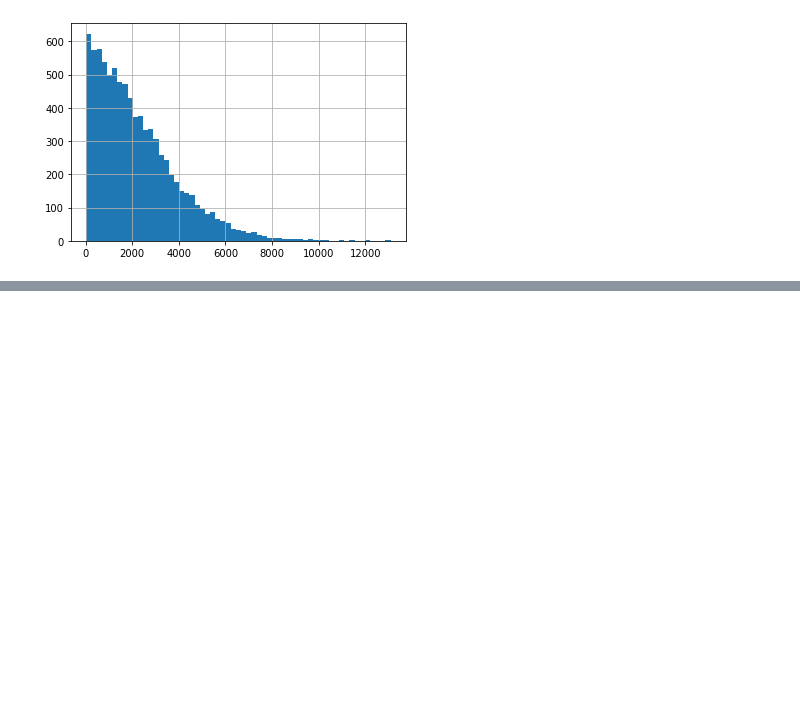
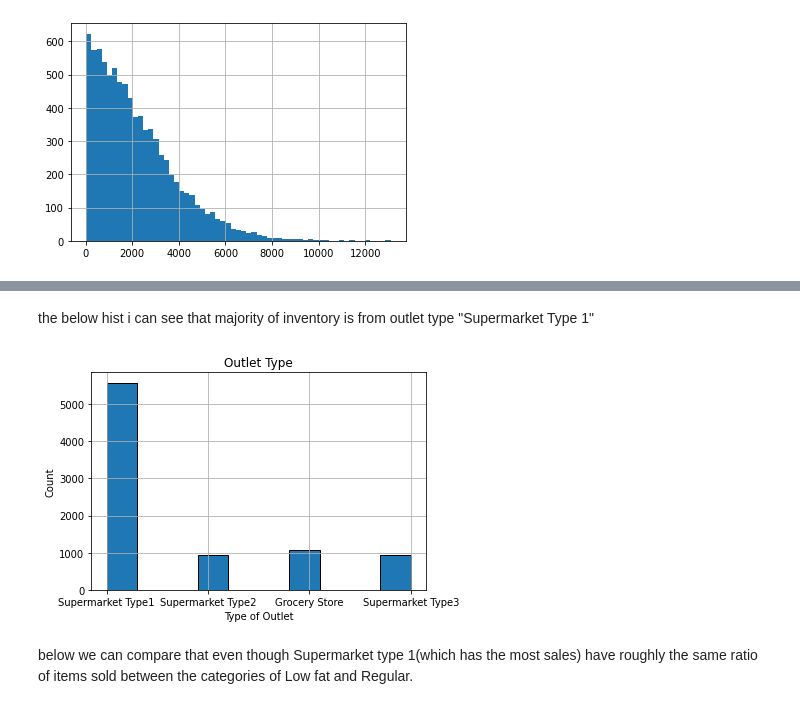
Before and after one commit to michaelengh/ProjectOne, a Jupyter notebook: 08___Project1Part3.ipynb, the cells around one changed output, grey strips where cells are left out. Cells and saved outputs as stored; diff of their text form; code cells hidden in the pictures; blank space fills up the shorter version.

```diff
--- a/08___Project1Part3.ipynb
+++ b/08___Project1Part3.ipynb
@@ -245,0 +273,11 @@ sns.heatmap(corr, cmap = 'Blues');
+# %% [markdown]
+the below hist i can see that majority of inventory is from outlet type "Supermarket Type 1"
+# %%
+df['Outlet_Type'].hist(edgecolor='black')
+plt.title('Outlet Type')
+plt.ylabel('Count')
+plt.xlabel('Type of Outlet');
+# %% [output]
+[figure, added]
+# %% [markdown]
+below we can compare that even though Supermarket type 1(which has the most sales) have roughly the same ratio of items sold between the categories of Low fat and Regular.
```
Also changed, not shown: parts of 11 cells of this notebook.
